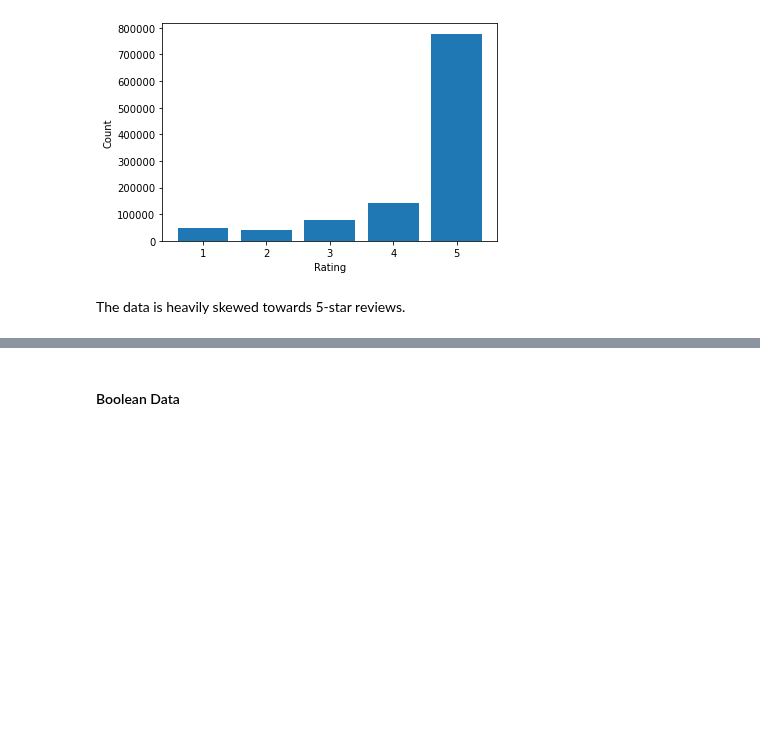
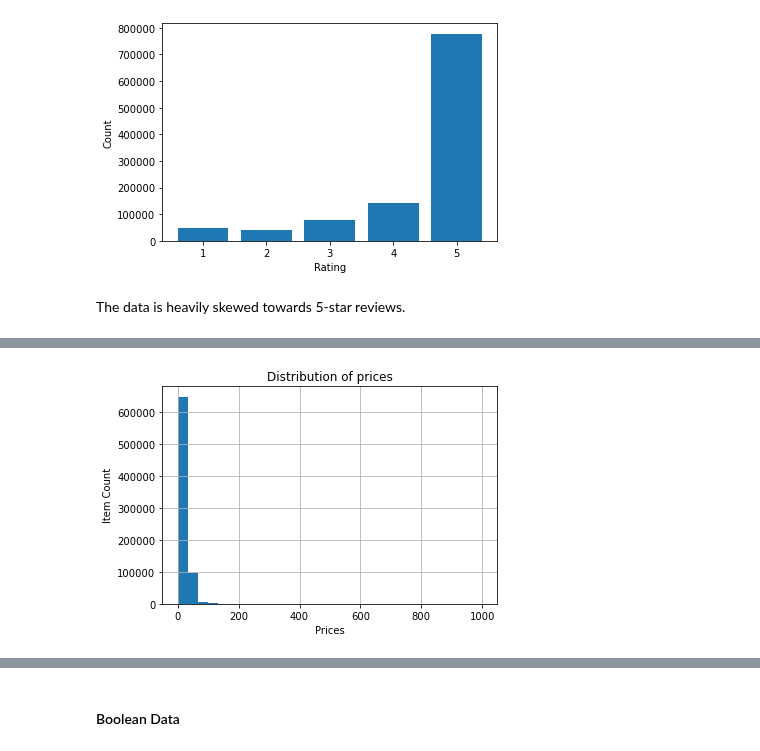
Before and after one commit to JasonCaldwellMBA/Grocery_Recommender, a Jupyter notebook: Notebooks/Exploratory_Data_Analysis.ipynb, the cells around one changed output, grey strips where cells are left out. Saved outputs shown, nothing was run; the diff lists cells and outputs as text; code cells hidden in the pictures; blank space fills up the shorter version.

```diff
--- a/Notebooks/Exploratory_Data_Analysis.ipynb
+++ b/Notebooks/Exploratory_Data_Analysis.ipynb
@@ -65,0 +97,9 @@ The data is heavily skewed towards 5-star reviews.
+# %%
+# Recommendation system may get skewed using price because of the non normal distribution.
+df.price.hist(bins=30)
+plt.xlabel('Prices')
+plt.ylabel('Item Count')
+plt.title('Distribution of prices')
+plt.show()
+# %% [output]
+[figure, added]
```
Also changed, not shown: parts of 26 cells of this notebook.
